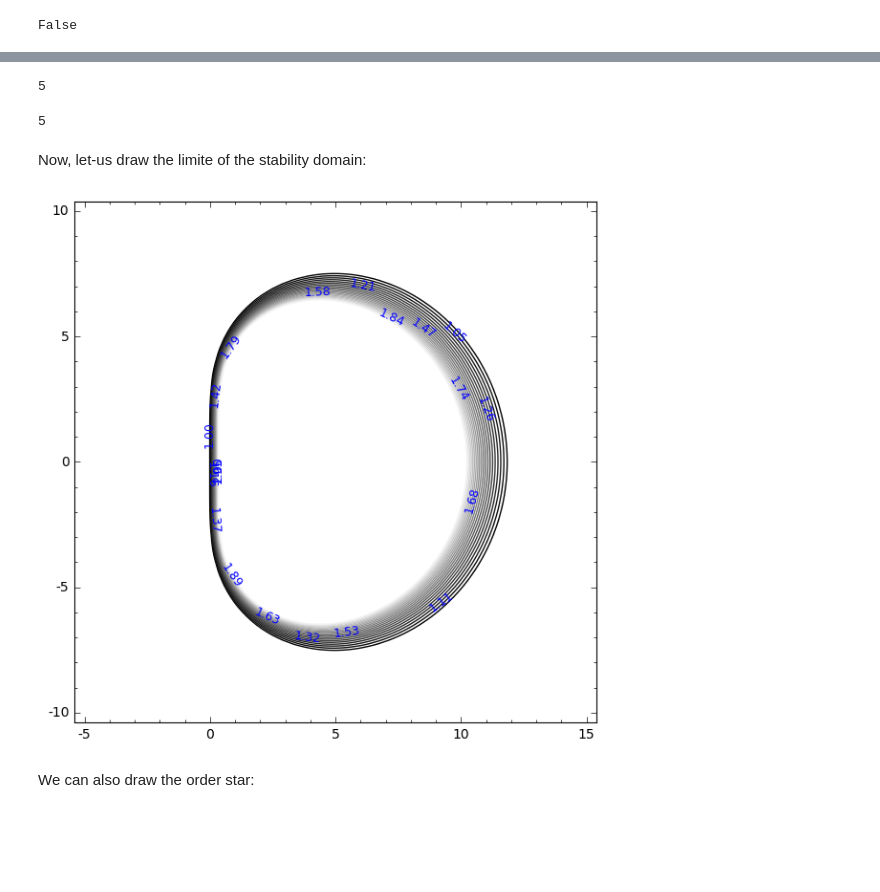
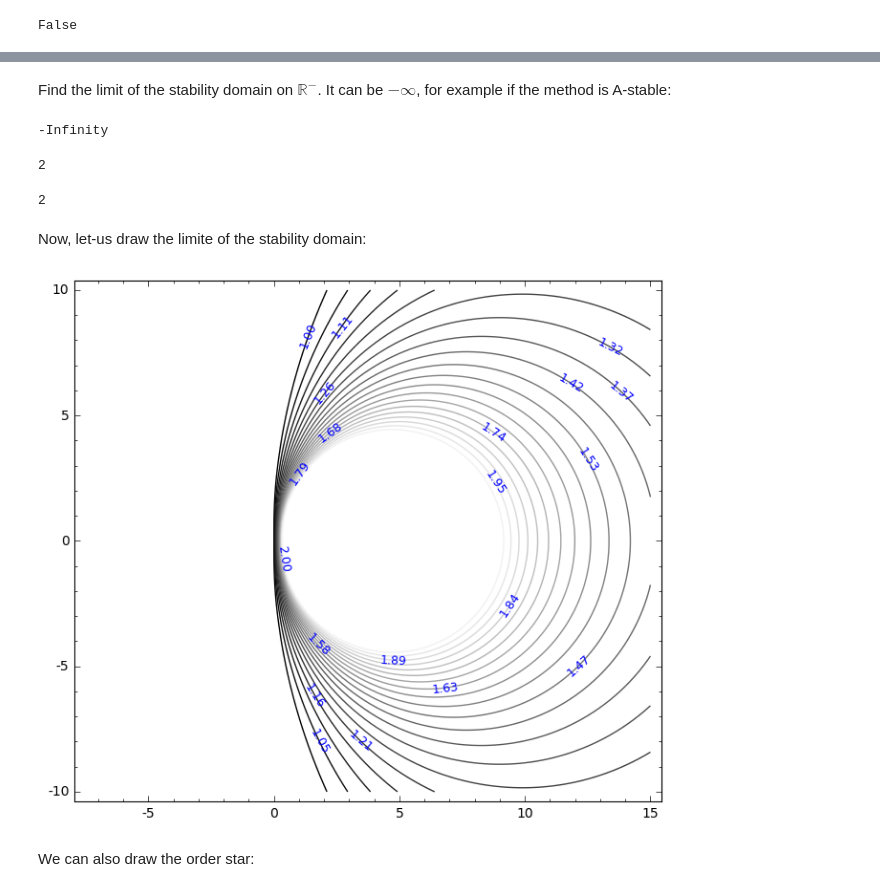
Before and after one commit to Thierry-Dumont/RKkit, a Jupyter notebook: Example1.ipynb, the cells around one changed output, grey strips where cells are left out. Drawn from its saved outputs; the diff is of its cells as text; code cells hidden in the pictures; blank space fills up the shorter version.

```diff
--- a/Example1.ipynb
+++ b/Example1.ipynb
@@ -12,9 +12,9 @@ load("lobatto4.sage","radau5.sage","sdirk3.sage","gauss4.sage","radau2a.sage","r
 # %% [markdown]
 Choose one formula:
 # %%
-RK=Radau5
+#RK=Radau5
 #RK=Lobatto4
-#RK=SDIRK3
+RK=SDIRK3
 #RK=Gauss4
 #RK=Radau2a
 #RK=RK4
@@ -67,18 +65,24 @@ F.poles_of_stability_function()
+# %% [markdown]
+Find the limit of the stability domain on $\mathbb{R}^-$. It can be $-\infty$, for example if the method is A-stable:
+# %%
+F.stability_on_real_negative_axis()
+# %% [output]
+-Infinity
 # %%
 F.order_of_stability_function()
 # %% [output]
-5
+2
 # %%
 F.order_using_rooted_trees()
 # %% [output]
-5
+2
 # %% [markdown]
 Now, let-us draw the limite of the stability domain:
 # %%
-p=RKplot(F,fill=False,ncurves=20,limits=[(-5,+15),(-10,10)])
+p=RKplot(F,fill=False,ncurves=20,limits=[(-7.5,+15),(-10,10)])
 p.show()
 # %% [output]
-[figure, old version]
+[figure, new version]
 # %% [markdown]
 We can also draw the order star:
 # %%
```
Also changed, not shown: parts of 7 cells of this notebook, 2 other files.
